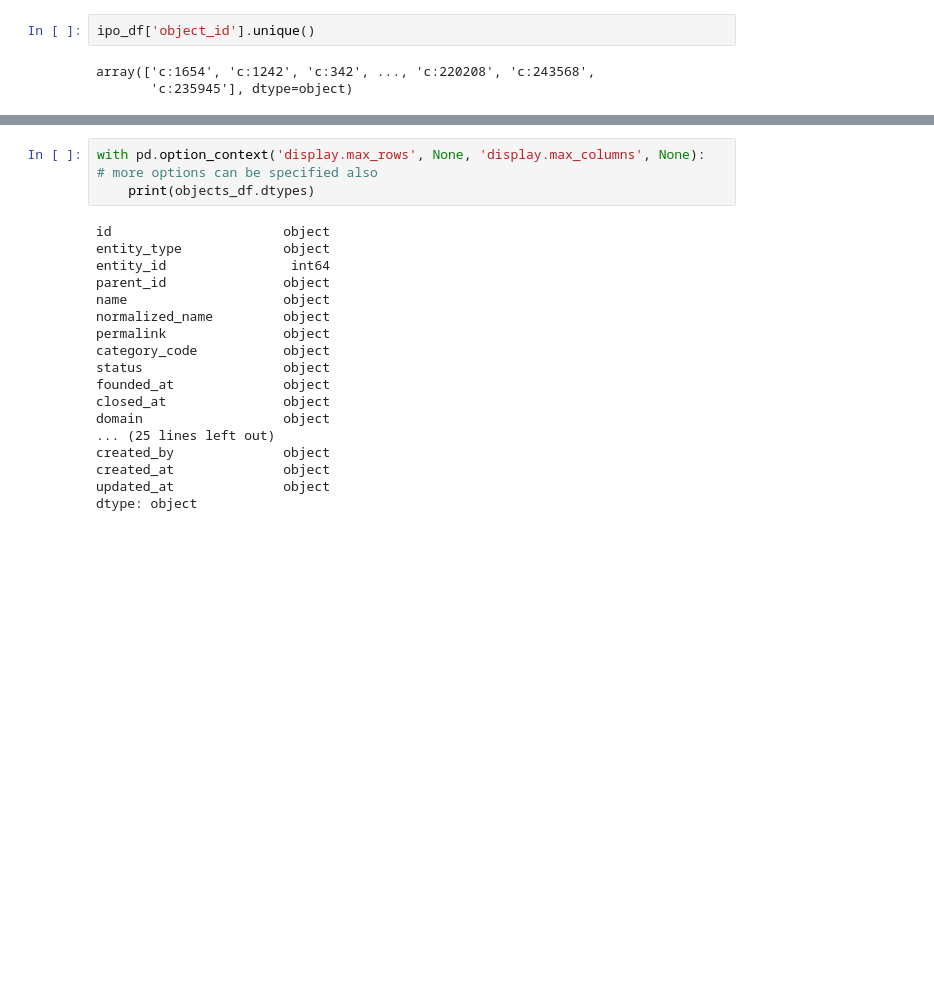
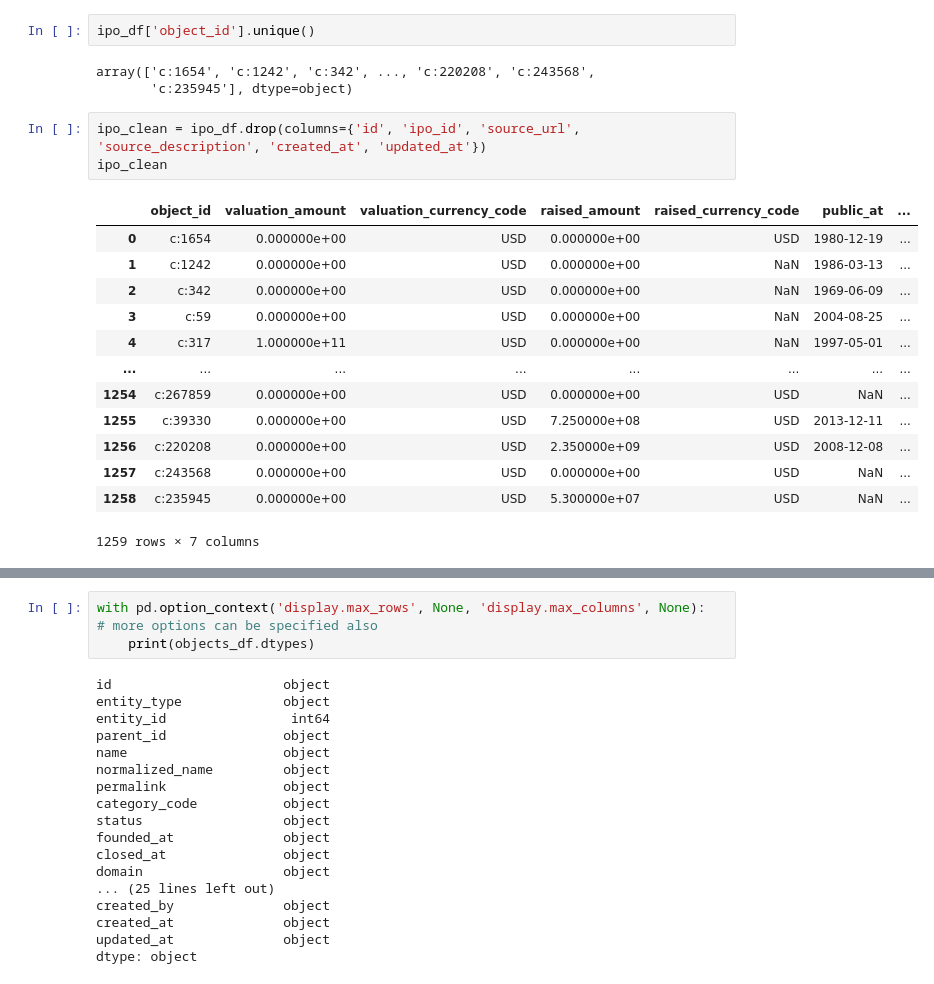
Before and after one commit to PaulIsenberg/FWIP_Venture, a Jupyter notebook: ETL.ipynb, the cells around one changed output, grey strips where cells are left out. Saved outputs shown, nothing was run; the diff lists cells and outputs as text; blank space fills up the shorter version.

```diff
--- a/ETL.ipynb
+++ b/ETL.ipynb
@@ -85,3 +88,20 @@ ipo_df['object_id'].unique()
 # %% [output]
 array(['c:1654', 'c:1242', 'c:342', ..., 'c:220208', 'c:243568',
        'c:235945'], dtype=object)
+# %%
+ipo_clean = ipo_df.drop(columns={'id', 'ipo_id', 'source_url', 'source_description', 'created_at', 'updated_at'})
+ipo_clean
+# %% [output]
+|  | object_id | valuation_amount | valuation_currency_code | raised_amount | raised_currency_code | public_at | ... |
+| 0 | c:1654 | 0.000000e+00 | USD | 0.000000e+00 | USD | 1980-12-19 | ... |
+| 1 | c:1242 | 0.000000e+00 | USD | 0.000000e+00 | NaN | 1986-03-13 | ... |
+| 2 | c:342 | 0.000000e+00 | USD | 0.000000e+00 | NaN | 1969-06-09 | ... |
+| 3 | c:59 | 0.000000e+00 | USD | 0.000000e+00 | NaN | 2004-08-25 | ... |
+| 4 | c:317 | 1.000000e+11 | USD | 0.000000e+00 | NaN | 1997-05-01 | ... |
+| ... | ... | ... | ... | ... | ... | ... | ... |
+| 1254 | c:267859 | 0.000000e+00 | USD | 0.000000e+00 | USD | NaN | ... |
+| 1255 | c:39330 | 0.000000e+00 | USD | 7.250000e+08 | USD | 2013-12-11 | ... |
+| 1256 | c:220208 | 0.000000e+00 | USD | 2.350000e+09 | USD | 2008-12-08 | ... |
+| 1257 | c:243568 | 0.000000e+00 | USD | 0.000000e+00 | USD | NaN | ... |
+| 1258 | c:235945 | 0.000000e+00 | USD | 5.300000e+07 | USD | NaN | ... |
+1259 rows × 7 columns
```
Also changed, not shown: parts of 35 cells of this notebook.
